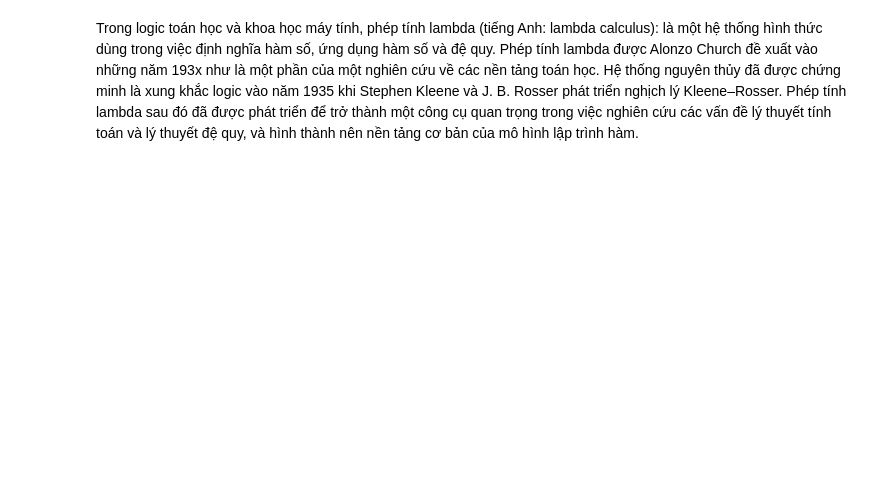
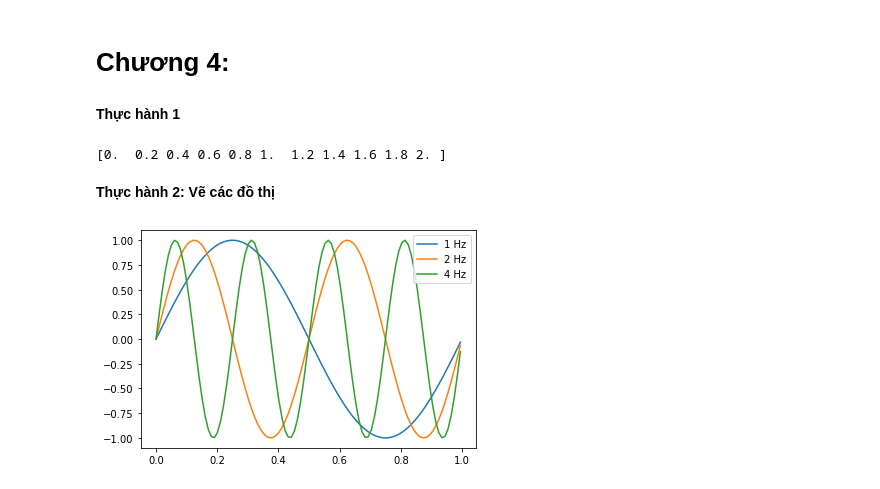
Before and after one commit to Thaitam/ThuchanhtoanCC, a Jupyter notebook: baitap4.ipynb, the cells around one changed output. Drawn from its saved outputs; the diff is of its cells as text; code cells hidden in the pictures; blank space fills up the shorter version.

Commit message:
Được tạo bằng Colaboratory

```diff
--- a/baitap4.ipynb
+++ b/baitap4.ipynb
@@ -16,2 +3,26 @@
-# %% [markdown]
-Trong logic toán học và khoa học máy tính, phép tính lambda (tiếng Anh: lambda calculus): là một hệ thống hình thức dùng trong việc định nghĩa hàm số, ứng dụng hàm số và đệ quy. Phép tính lambda được Alonzo Church đề xuất vào những năm 193x như là một phần của một nghiên cứu về các nền tảng toán học. Hệ thống nguyên thủy đã được chứng minh là xung khắc logic vào năm 1935 khi Stephen Kleene và J. B. Rosser phát triển nghịch lý Kleene–Rosser. Phép tính lambda sau đó đã được phát triển để trở thành một công cụ quan trọng trong việc nghiên cứu các vấn đề lý thuyết tính toán và lý thuyết đệ quy, và hình thành nên nền tảng cơ bản của mô hình lập trình hàm.
+# %% [markdown]
+# **Chương 4:**
+# %% [markdown]
+**Thực hành 1**
+# %%
+import numpy as np
+mienchia = np.linspace(0,2,11)
+print(mienchia)
+# %% [output]
+[0.  0.2 0.4 0.6 0.8 1.  1.2 1.4 1.6 1.8 2. ]
+# %% [markdown]
+**Thực hành 2: Vẽ các đồ thị**
+# %%
+import numpy as np
+import matplotlib.pyplot as plt
+fs = [1,2,4]
+all_time = np.linspace(0,2,200)
+t = all_time[:100]
+
+for f in fs:
+  y = np.sin(2*np.pi*f*t)
+  plt.plot(t,y,label = '{} Hz'.format(f))
+plt.legend()
+plt.show()
+# %% [output]
+[figure, added]
```
Also changed, not shown: parts of 30 cells of this notebook.
